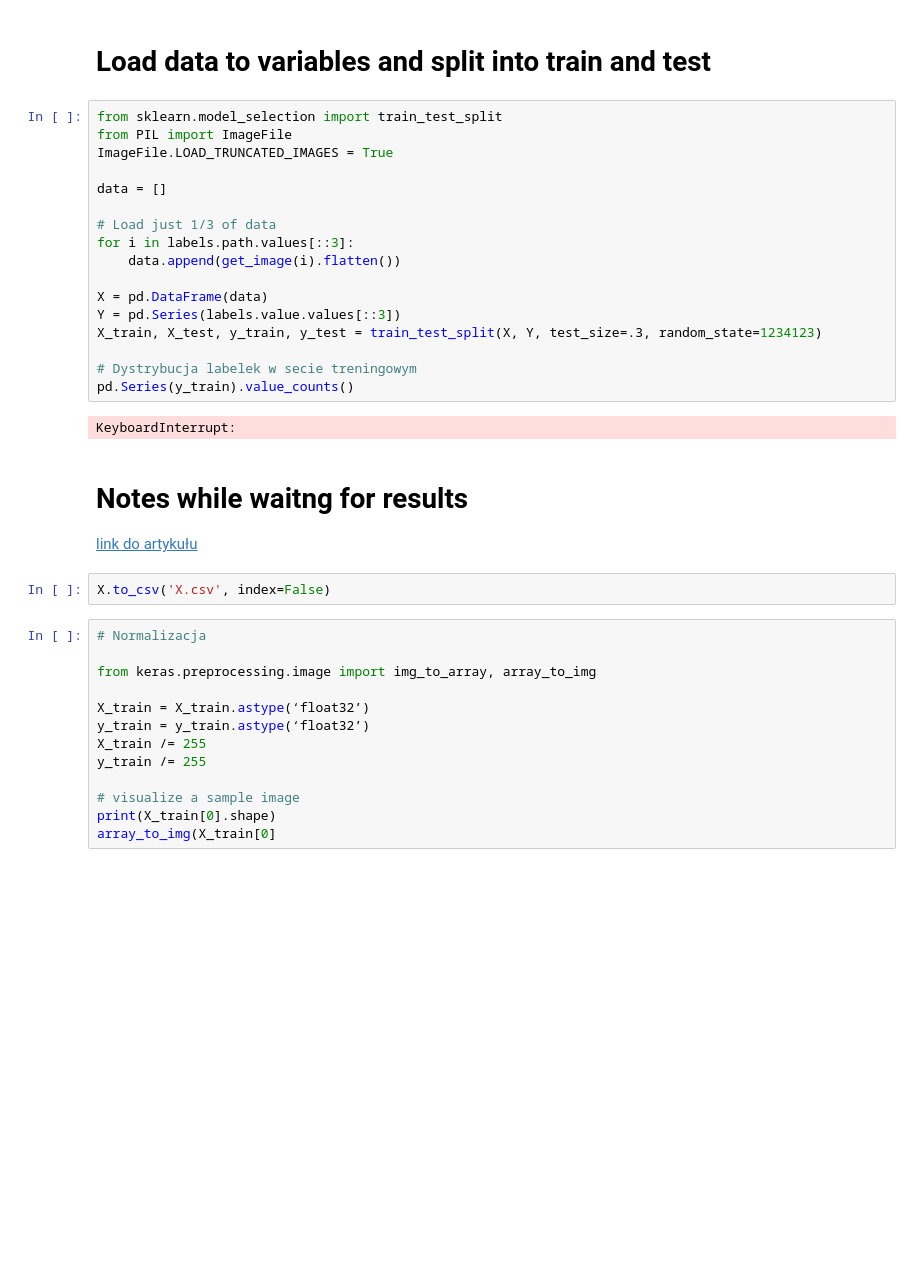
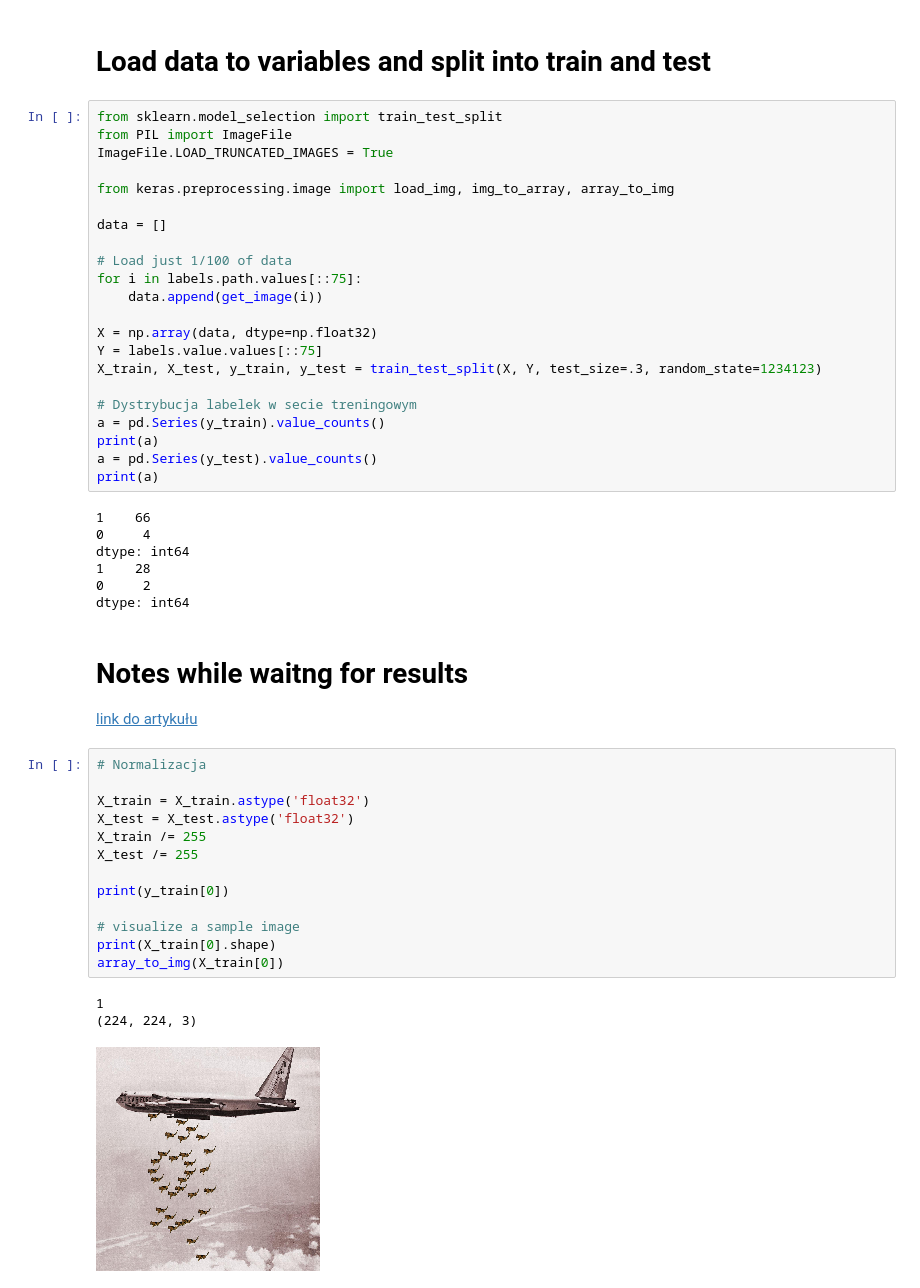
Before and after one commit to Torak28/Image-manipulation-detection, a Jupyter notebook: ResNet.ipynb, the cells around one changed output. Cells and saved outputs as stored; diff of their text form; blank space fills up the shorter version.

```diff
--- a/ResNet.ipynb
+++ b/ResNet.ipynb
@@ -78,39 +53,51 @@ from sklearn.model_selection import train_test_split
 from PIL import ImageFile
 ImageFile.LOAD_TRUNCATED_IMAGES = True
 
+from keras.preprocessing.image import load_img, img_to_array, array_to_img
+
 data = []
 
-# Load just 1/3 of data
-for i in labels.path.values[::3]:
-    data.append(get_image(i).flatten())
+# Load just 1/100 of data
+for i in labels.path.values[::75]:
+    data.append(get_image(i))
 
-X = pd.DataFrame(data)
-Y = pd.Series(labels.value.values[::3])
+X = np.array(data, dtype=np.float32)
+Y = labels.value.values[::75]
 X_train, X_test, y_train, y_test = train_test_split(X, Y, test_size=.3, random_state=1234123)
 
 # Dystrybucja labelek w secie treningowym
-pd.Series(y_train).value_counts()
+a = pd.Series(y_train).value_counts()
+print(a)
+a = pd.Series(y_test).value_counts()
+print(a)
 # %% [output]
-KeyboardInterrupt:
+1    66
+0     4
+dtype: int64
+1    28
+0     2
+dtype: int64
 # %% [markdown]
 # Notes while waitng for results
 
 [link do artykułu](https://towardsdatascience.com/deep-learning-using-transfer-learning-python-code-for-resnet50-8acdfb3a2d38)
-# %%
-X.to_csv('X.csv', index=False)
 # %%
 # Normalizacja
 
-from keras.preprocessing.image import img_to_array, array_to_img
+X_train = X_train.astype('float32')
+X_test = X_test.astype('float32')
+X_train /= 255
+X_test /= 255
 
-X_train = X_train.astype(‘float32’)
-y_train = y_train.astype(‘float32’)
-X_train /= 255
-y_train /= 255
+print(y_train[0])
 
 # visualize a sample image
 print(X_train[0].shape)
-array_to_img(X_train[0]
+array_to_img(X_train[0])
+# %% [output]
+1
+(224, 224, 3)
+[figure, added]
 # %%
 from keras.models import Model
 import keras
```
Also changed, not shown: parts of 12 cells of this notebook.
